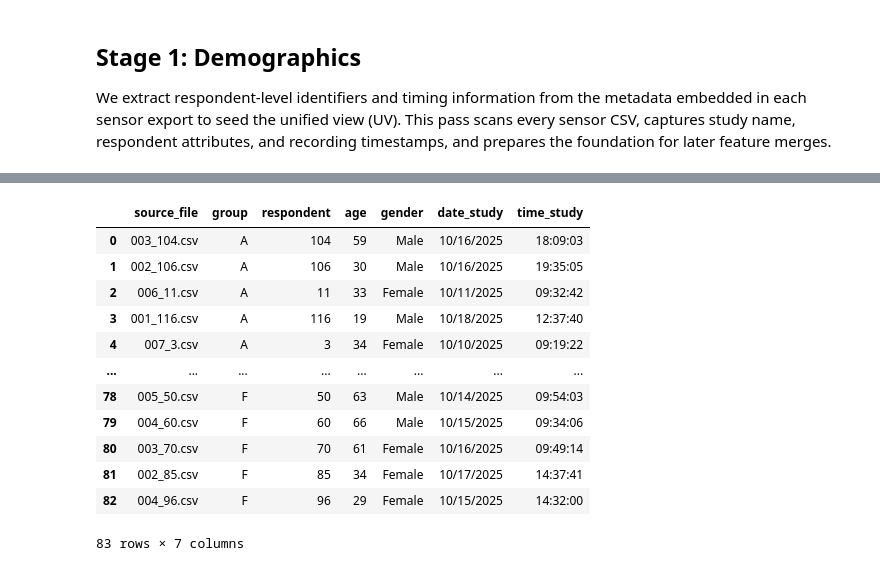
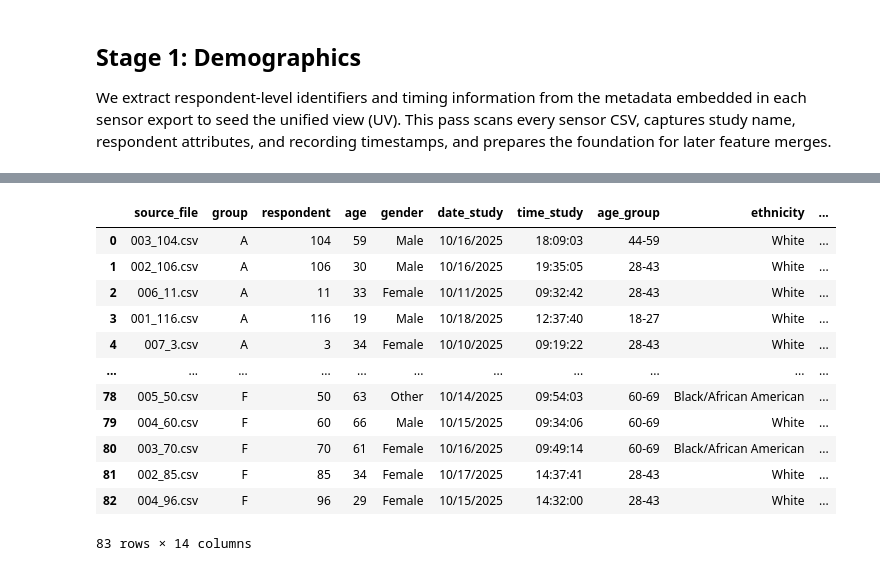
Before and after one commit to NeuralSenseCode/544_WBD_CXCU, a Jupyter notebook: analysis/assemble_uv.ipynb, the cells around one changed output, grey strips where cells are left out. Saved outputs shown, nothing was run; the diff lists cells and outputs as text; code cells hidden in the pictures.

Commit message:
Update Stage 1 demographics with supplemental survey fields

```diff
--- a/analysis/assemble_uv.ipynb
+++ b/analysis/assemble_uv.ipynb
@@ -444,3 +445,5 @@ KeyboardInterrupt:
+# %%
+uv_stage1 = pd.read_csv(project_root / "results" / "uv_stage1_demographics.csv")
 # %%
 manual_gender_overrides = {
     "8": "Female",
@@ -476,18 +524,19 @@ if duplicate_respondents.empty:
 else:
     duplicate_respondents.sort_values("respondent")
 # %%
+uv_stage1.to_csv(project_root / "results" / "uv_stage1_demographics.csv", index=False)
 uv_stage1
 # %% [output]
-|  | source_file | group | respondent | age | gender | date_study | time_study |
-| 0 | 003_104.csv | A | 104 | 59 | Male | 10/16/2025 | 18:09:03 |
-| 1 | 002_106.csv | A | 106 | 30 | Male | 10/16/2025 | 19:35:05 |
-| 2 | 006_11.csv | A | 11 | 33 | Female | 10/11/2025 | 09:32:42 |
-| 3 | 001_116.csv | A | 116 | 19 | Male | 10/18/2025 | 12:37:40 |
-| 4 | 007_3.csv | A | 3 | 34 | Female | 10/10/2025 | 09:19:22 |
-| ... | ... | ... | ... | ... | ... | ... | ... |
-| 78 | 005_50.csv | F | 50 | 63 | Male | 10/14/2025 | 09:54:03 |
-| 79 | 004_60.csv | F | 60 | 66 | Male | 10/15/2025 | 09:34:06 |
-| 80 | 003_70.csv | F | 70 | 61 | Female | 10/16/2025 | 09:49:14 |
-| 81 | 002_85.csv | F | 85 | 34 | Female | 10/17/2025 | 14:37:41 |
-| 82 | 004_96.csv | F | 96 | 29 | Female | 10/15/2025 | 14:32:00 |
+|  | source_file | group | respondent | age | gender | date_study | time_study | age_group | ethnicity | ... |
+| 0 | 003_104.csv | A | 104 | 59 | Male | 10/16/2025 | 18:09:03 | 44-59 | White | ... |
+| 1 | 002_106.csv | A | 106 | 30 | Male | 10/16/2025 | 19:35:05 | 28-43 | White | ... |
+| 2 | 006_11.csv | A | 11 | 33 | Female | 10/11/2025 | 09:32:42 | 28-43 | White | ... |
+| 3 | 001_116.csv | A | 116 | 19 | Male | 10/18/2025 | 12:37:40 | 18-27 | White | ... |
+| 4 | 007_3.csv | A | 3 | 34 | Female | 10/10/2025 | 09:19:22 | 28-43 | White | ... |
+| ... | ... | ... | ... | ... | ... | ... | ... | ... | ... | ... |
+| 78 | 005_50.csv | F | 50 | 63 | Other | 10/14/2025 | 09:54:03 | 60-69 | Black/African American | ... |
+| 79 | 004_60.csv | F | 60 | 66 | Male | 10/15/2025 | 09:34:06 | 60-69 | White | ... |
+| 80 | 003_70.csv | F | 70 | 61 | Female | 10/16/2025 | 09:49:14 | 60-69 | Black/African American | ... |
+| 81 | 002_85.csv | F | 85 | 34 | Female | 10/17/2025 | 14:37:41 | 28-43 | White | ... |
+| 82 | 004_96.csv | F | 96 | 29 | Female | 10/15/2025 | 14:32:00 | 28-43 | White | ... |
-83 rows × 7 columns
+83 rows × 14 columns
```
Also changed, not shown: parts of 8 cells of this notebook, 2 other files.
